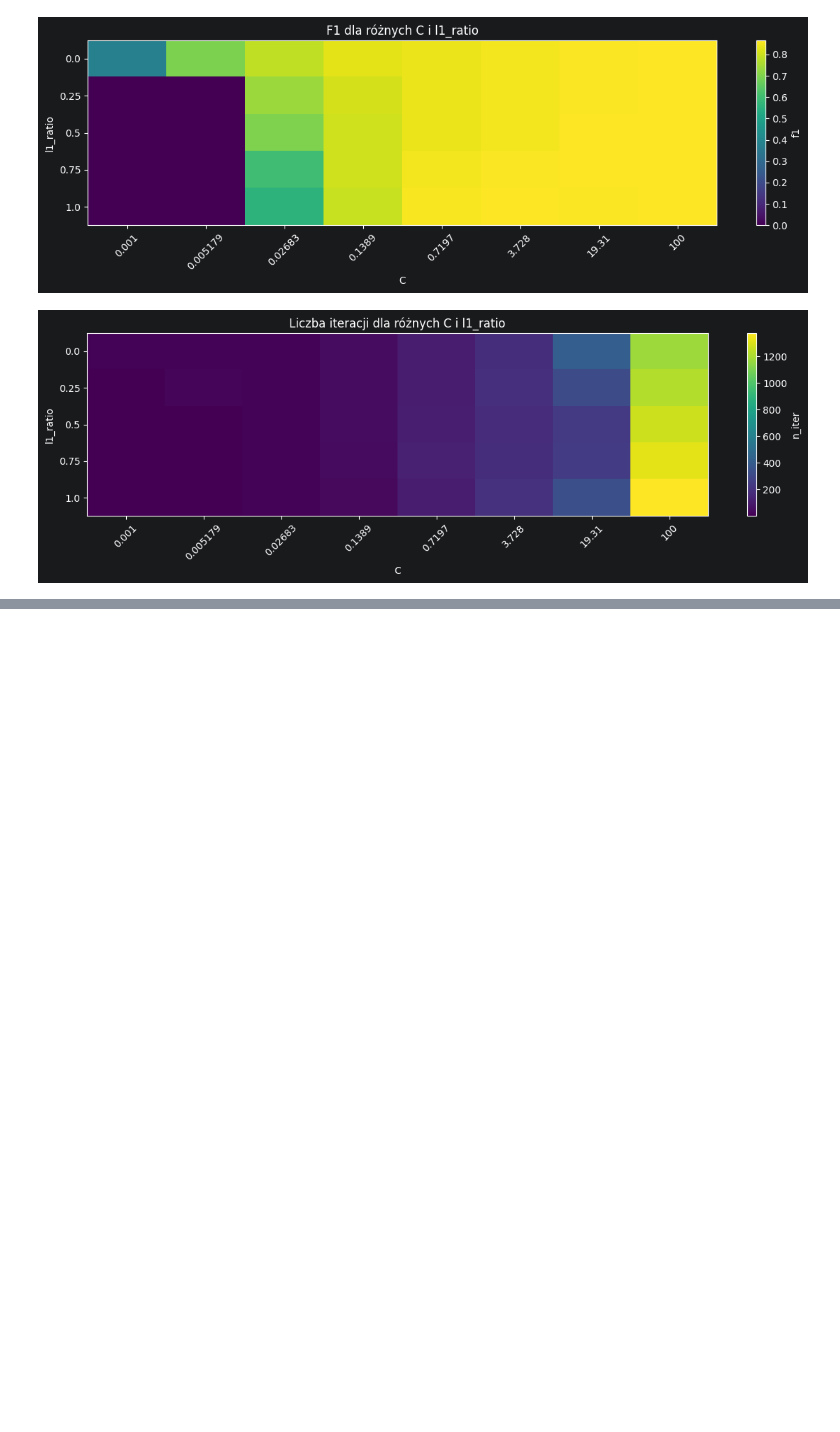
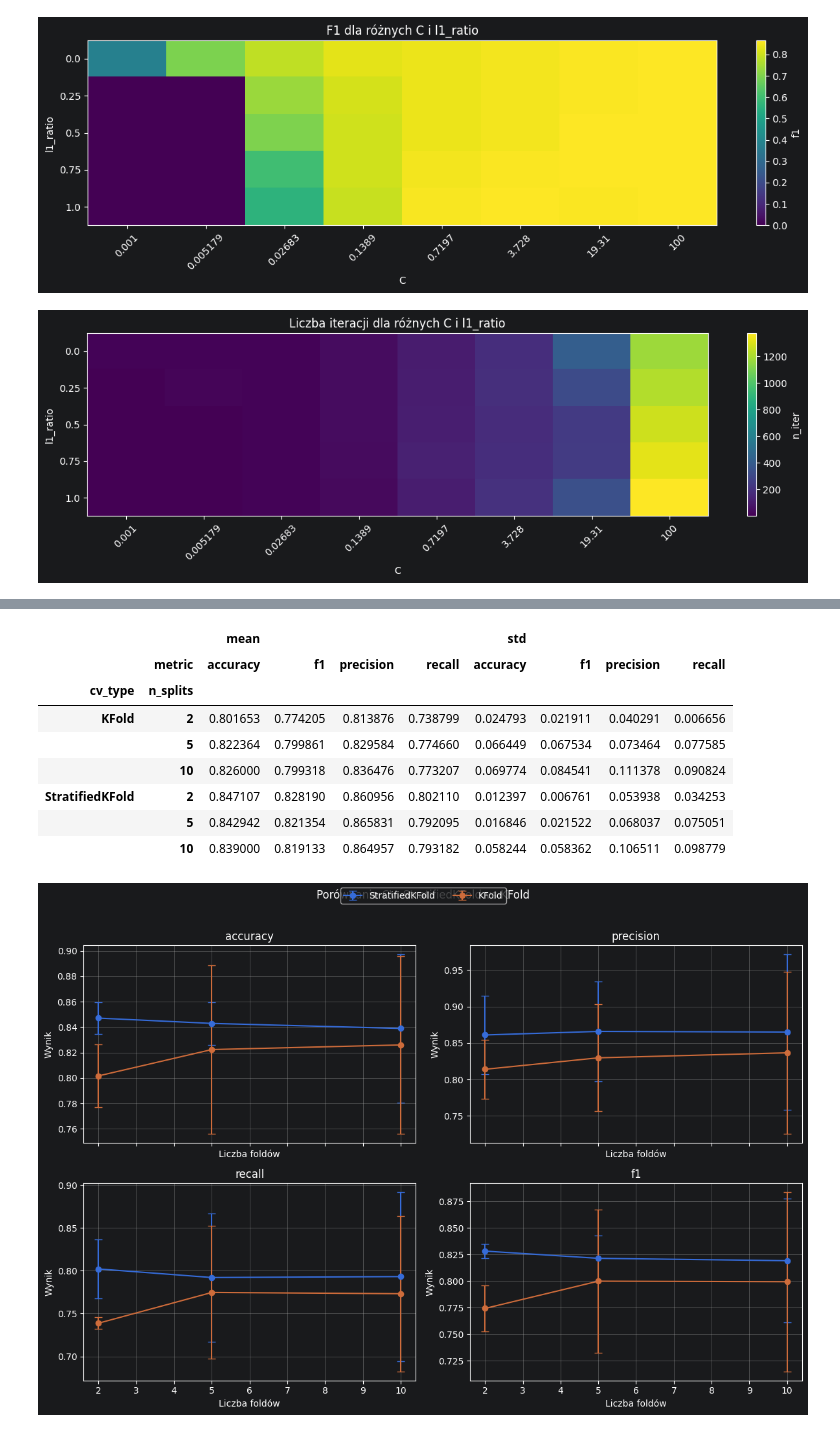
Before and after one commit to Zajecia-na-PWr-LR/lista-3-ignatonator, a Jupyter notebook: UM_L3.ipynb, the cells around one changed output, grey strips where cells are left out. Cells and saved outputs as stored; diff of their text form; code cells hidden in the pictures; blank space fills up the shorter version.

```diff
--- a/UM_L3.ipynb
+++ b/UM_L3.ipynb
@@ -291,29 +291,51 @@ cv_pipeline = Pipeline([
     ("clf", LogisticRegression(max_iter=1000, random_state=42))
 ])
 
-skf_2 = StratifiedKFold(n_splits=2, shuffle=True, random_state=42)
-cv_results_2 = cross_validate(cv_pipeline, X_train, y_train, cv=skf_2, scoring=["accuracy", "precision", "recall", "f1"])
-print("2-fold CV:")
-print(f"Średnia dokładność: {cv_results_2['test_accuracy'].mean():.4f}, odchylenie standardowe: {cv_results_2['test_accuracy'].std():.4f}")
-print(f"Średnia precyzja: {cv_results_2['test_precision'].mean():.4f}, odchylenie standardowe: {cv_results_2['test_precision'].std():.4f}")
-print(f"Średnia czułość: {cv_results_2['test_recall'].mean():.4f}, odchylenie standardowe: {cv_results_2['test_recall'].std():.4f}")
-print(f"Średnia F1: {cv_results_2['test_f1'].mean():.4f}, odchylenie standardowe: {cv_results_2['test_f1'].std():.4f}")
+# porównanie StratifiedKFold vs KFold
+folds = [2, 5, 10]
+scoring = ["accuracy", "precision", "recall", "f1"]
+rows = []
 
-skf_5 = StratifiedKFold(n_splits=5, shuffle=True, random_state=42)
-cv_results_5 = cross_validate(cv_pipeline, X_train, y_train, cv=skf_5, scoring=["accuracy", "precision", "recall", "f1"])
-print("\n5-fold CV:")
-print(f"Średnia dokładność: {cv_results_5['test_accuracy'].mean():.4f}, odchylenie standardowe: {cv_results_5['test_accuracy'].std():.4f}")
-print(f"Średnia precyzja: {cv_results_5['test_precision'].mean():.4f}, odchylenie standardowe: {cv_results_5['test_precision'].std():.4f}")
-print(f"Średnia czułość: {cv_results_5['test_recall'].mean():.4f}, odchylenie standardowe: {cv_results_5['test_recall'].std():.4f}")
-print(f"Średnia F1: {cv_results_5['test_f1'].mean():.4f}, odchylenie standardowe: {cv_results_5['test_f1'].std():.4f}")
+for n in folds:
+    cv_methods = {
+        "StratifiedKFold": StratifiedKFold(n_splits=n, shuffle=True, random_state=42),
+        "KFold": KFold(n_splits=n, shuffle=True, random_state=42),
+    }
+    for cv_name, cv_obj in cv_methods.items():
+        cv_res = cross_validate(cv_pipeline, X_train, y_train, cv=cv_obj, scoring=scoring)
+        print(f"\n{cv_name} - {n}-fold CV:")
+        for metric in scoring:
+            mean_val = cv_res[f"test_{metric}"].mean()
+            std_val = cv_res[f"test_{metric}"].std()
+            print(f"{metric}: {mean_val:.4f} (+/- {std_val:.4f})")
+            rows.append({
+                "cv_type": cv_name,
+                "n_splits": n,
+                "metric": metric,
+                "mean": mean_val,
+                "std": std_val,
+            })
 
-skf_10 = StratifiedKFold(n_splits=10, shuffle=True, random_state=42)
-cv_results_10 = cross_validate(cv_pipeline, X_train, y_train, cv=skf_10, scoring=["accuracy", "precision", "recall", "f1"])
-print("\n10-fold CV:")
-print(f"Średnia dokładność: {cv_results_10['test_accuracy'].mean():.4f}, odchylenie standardowe: {cv_results_10['test_accuracy'].std():.4f}")
-print(f"Średnia precyzja: {cv_results_10['test_precision'].mean():.4f}, odchylenie standardowe: {cv_results_10['test_precision'].std():.4f}")
-print(f"Średnia czułość: {cv_results_10['test_recall'].mean():.4f}, odchylenie standardowe: {cv_results_10['test_recall'].std():.4f}")
-print(f"Średnia F1: {cv_results_10['test_f1'].mean():.4f}, odchylenie standardowe: {cv_results_10['test_f1'].std():.4f}")
+cv_summary_df = pd.DataFrame(rows)
+display(cv_summary_df.pivot_table(index=["cv_type", "n_splits"], columns="metric", values=["mean", "std"]))
 
-# dodać porównanie z kfold i wnioski
+# proste wykresy mean +/- std dla metryk CV
+fig, axes = plt.subplots(2, 2, figsize=(12, 8), sharex=True)
+axes = axes.ravel()
+
+for i, metric in enumerate(scoring):
+    ax = axes[i]
+    for cv_name in ["StratifiedKFold", "KFold"]:
+        sub = cv_summary_df[(cv_summary_df["metric"] == metric) & (cv_summary_df["cv_type"] == cv_name)].sort_values("n_splits")
+        ax.errorbar(sub["n_splits"], sub["mean"], yerr=sub["std"], marker="o", capsize=4, label=cv_name)
+    ax.set_title(metric)
+    ax.set_xlabel("Liczba foldów")
+    ax.set_ylabel("Wynik")
+    ax.grid(True)
+
+handles, labels = axes[0].get_legend_handles_labels()
+fig.legend(handles, labels, loc="upper center", ncol=2)
+fig.suptitle("Porównanie CV: StratifiedKFold vs KFold", y=1.02)
+plt.tight_layout()
+plt.show()
 # %% [output]
@@ -334,0 +373,10 @@ print(f"Średnia F1: {cv_results_10['test_f1'].mean():.4f}, odchylenie standardo
+|  |  | mean |  |  |  | std |  |  |  |
+|  | metric | accuracy | f1 | precision | recall | accuracy | f1 | precision | recall |
+| cv_type | n_splits |  |  |  |  |  |  |  |  |
+| KFold | 2 | 0.801653 | 0.774205 | 0.813876 | 0.738799 | 0.024793 | 0.021911 | 0.040291 | 0.006656 |
+|  | 5 | 0.822364 | 0.799861 | 0.829584 | 0.774660 | 0.066449 | 0.067534 | 0.073464 | 0.077585 |
+|  | 10 | 0.826000 | 0.799318 | 0.836476 | 0.773207 | 0.069774 | 0.084541 | 0.111378 | 0.090824 |
+| StratifiedKFold | 2 | 0.847107 | 0.828190 | 0.860956 | 0.802110 | 0.012397 | 0.006761 | 0.053938 | 0.034253 |
+|  | 5 | 0.842942 | 0.821354 | 0.865831 | 0.792095 | 0.016846 | 0.021522 | 0.068037 | 0.075051 |
+|  | 10 | 0.839000 | 0.819133 | 0.864957 | 0.793182 | 0.058244 | 0.058362 | 0.106511 | 0.098779 |
+[figure, added]
```
Also changed, not shown: parts of 3 cells of this notebook.
